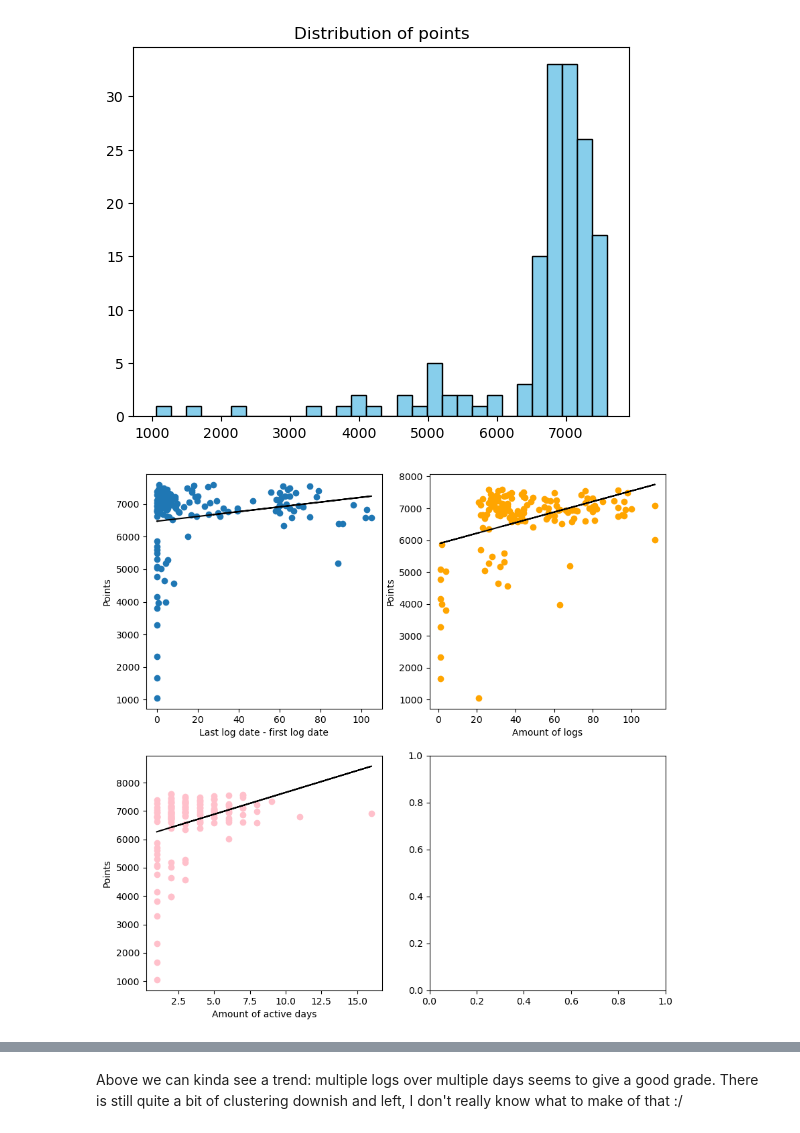
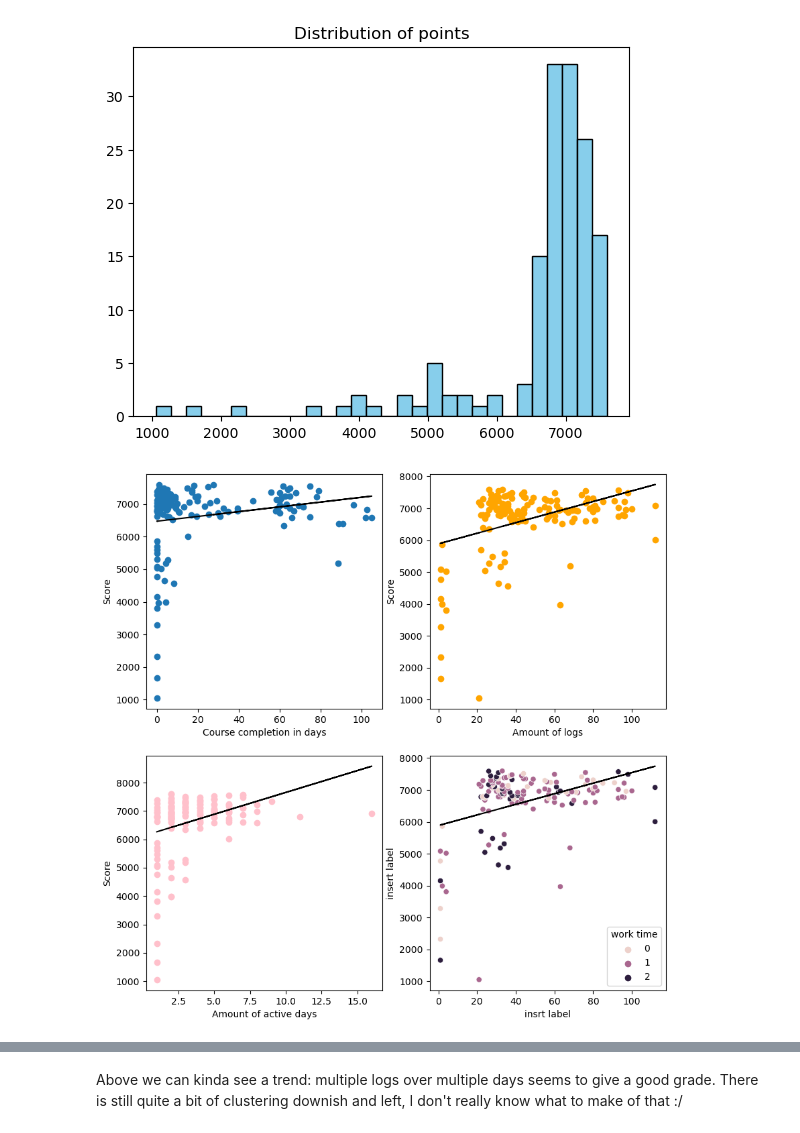
Before and after one commit to fskgiulia/JYUEF01, a Jupyter notebook: project_notebook.ipynb, the cells around one changed output, grey strips where cells are left out. Cells and saved outputs as stored; diff of their text form; code cells hidden in the pictures.

Commit message:
Tried to visualize the data based on the preferred time of working, categories morning, day and night. Results not great.

```diff
--- a/project_notebook.ipynb
+++ b/project_notebook.ipynb
@@ -51,54 +92,55 @@ plt.show()
+# %%
+# Here's a new dataframe for seaborn plotting.
+# logs means the amount of logs,
+# comp_t means the difference between last and first log, i.e. the course completion time
+# log_days is the amount of days that logging has been done
+# pref_work_t is the time of the day (morning, day, night) student has most time stamp logs
+data = {"score": students, "logs": logs, "comp_t": times, "log_days":dates, "pref_work_t": pref_work_time }
+df_new = pd.DataFrame(data)
 # %%
-import matplotlib.pyplot as plt
-import numpy as np
-
-# The time each student took to complete the course
-times = [(max(student_dict[s]) - min(student_dict[s])).total_seconds() / (60*60*24) for s in students]
-
-# The number of different timestamps, i.e. the number of logs in total done by the student
-logs = [len(student_dict[s]) for s in students]
-
-# Finding out on how many different days a student worked on the course
-dates = []
-for s in students:
-    # Taking just the dates from timestamps,
-    # turning them into strings and to get only the unique values, turn the list into set
-    t = set([ str(d.date()) for d in student_dict[s]])
-    # Append it as a list,
-    dates.append(len(t))
-
+# Actual plotting
 fig, ((ax1, ax2), (ax3, ax4)) = plt.subplots(2, 2, figsize=(10,10))
 
 times_arr = np.array(times)
 logs_arr = np.array(logs)
 students_arr = np.array(students)
 dates_arr = np.array(dates)
 
-# regression models
+# for regression models
 time_slope, time_intercept = np.polyfit(times_arr, students_arr, 1)
 logs_slope, logs_intercept = np.polyfit(logs_arr, students_arr, 1)
 dates_slope, dates_intercept = np.polyfit(dates_arr, students_arr, 1)
 
 ax1.plot(times, students, 'o')
-ax1.set_xlabel('Last log date - first log date')
-ax1.set_ylabel('Points')
+ax1.set_xlabel('Course completion in days')
+ax1.set_ylabel('Score')
 
 ax2.plot(logs, students, 'o', color="orange")
 ax2.set_xlabel('Amount of logs')
-ax2.set_ylabel('Points')
+ax2.set_ylabel('Score')
 
 ax3.plot(dates, students, 'o', color="pink")
 ax3.set_xlabel('Amount of active days')
-ax3.set_ylabel('Points')
+ax3.set_ylabel('Score')
+
+sns.scatterplot(x="logs",
+                    y="score",
+                    hue="pref_work_t",
+                    ax=ax4,
+                    data=df_new)
+                    # palette='Reds' # when hue is used
+ax4.set_xlabel('insrt label')
+ax4.set_ylabel('insert label')
+ax4.legend(title='work time')
 
 ax1.plot(times_arr, time_slope * times_arr + time_intercept, color='black')
 ax2.plot(logs_arr, logs_slope * logs_arr + logs_intercept, color='black')
 ax3.plot(dates_arr, dates_slope * dates_arr + dates_intercept, color='black')
-
+ax4.plot(logs_arr, logs_slope * logs_arr + logs_intercept, color='black')
 
 plt.show()
 # %% [output]
-[figure, old version]
+[figure, new version]
 # %% [markdown]
 Above on the left we can see that most of the students got very high points, a lot of them in a relatively short time interval.
 On the right, we can see that the amount of logs can vary a lot for the grade. There is a slight upwards trajectory in the linear regression fitting, but not as distinct as one might expect.
```
Also changed, not shown: parts of 8 cells of this notebook.
